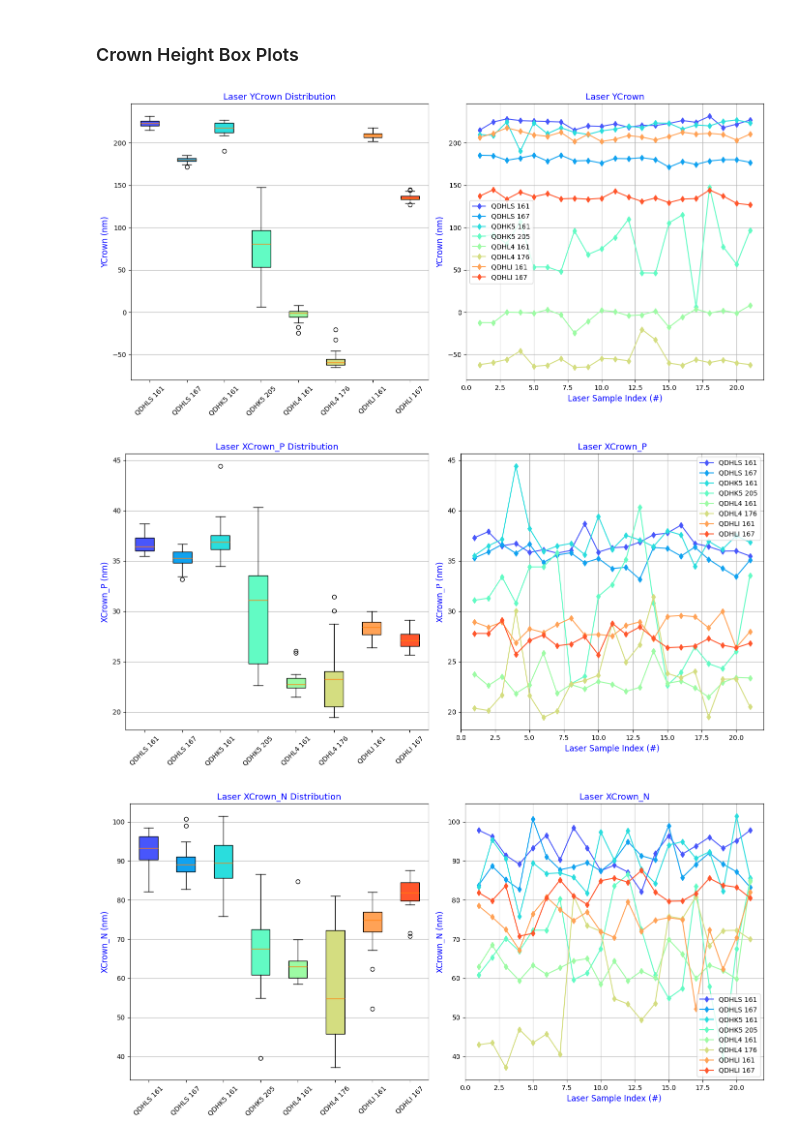
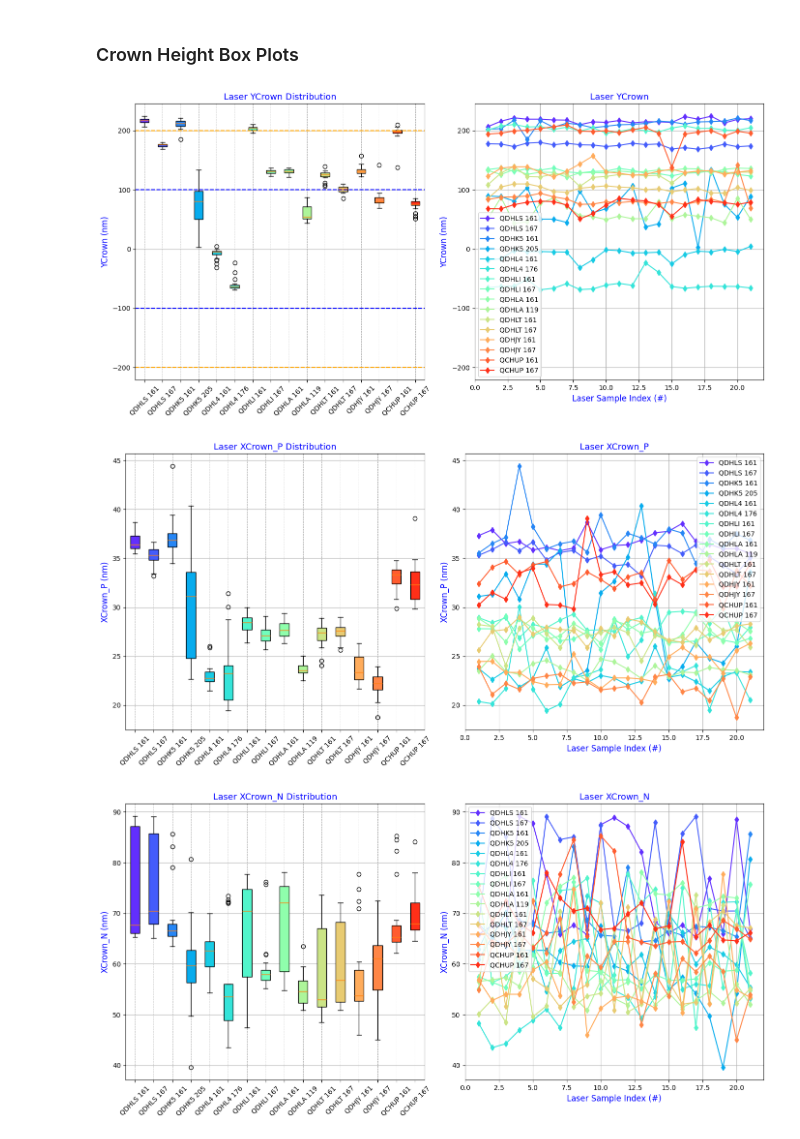
Before and after one commit to VadanKhan/vadan-topography-wyko, a Jupyter notebook: vadan_topography_wyko/main.ipynb, the cells around one changed output. Saved outputs shown, nothing was run; the diff lists cells and outputs as text; code cells hidden in the pictures.

Commit message:
updated annotations on box plots and grids

```diff
--- a/vadan_topography_wyko/main.ipynb
+++ b/vadan_topography_wyko/main.ipynb
@@ -96,6 +96,14 @@ DATASETS = [
     "QDHL4_CUBE_176",
     "QDHLI_CUBE_161",
     "QDHLI_CUBE_167",
+    "QDHLA_CUBE_161",
+    "QDHLA_CUBE_119",
+    "QDHLT_CUBE_161",
+    "QDHLT_CUBE_167",
+    "QDHJY_CUBE_161",
+    "QDHJY_CUBE_167",
+    "QCHUP_CUBE_161",
+    "QCHUP_CUBE_167",
     # "240039_CUBE_LEFT3",
     # "240039_CUBE_LEFT4",
     # Add more DATASETS as needed
@@ -135,8 +143,8 @@ SUMMARYLIMS = [-300, 300]  # Yaxis lims on the summary plots
 APPLY_DELTA_FILTER = True
 APPLY_AVERAGE_FILTER = True
 
-DELTA_THRESHOLD = 10  # Adjust this value as needed
-ANOMALY_THRESHOLD = 25  # Adjust this value as needed
+DELTA_THRESHOLD = 4  # Adjust this value as needed
+ANOMALY_THRESHOLD = 20  # Adjust this value as needed
 WINDOW_SIZE_INPUT = 20  # Adjust this value as needed
 
 
@@ -1112,7 +1120,7 @@ def plot_all_crown_profiles(
 
 
 # Example usage with horizontal lines and annotations in the legend
-y_positions = [-200, -100, 150, 210]
+y_positions = [-200, -100, 100, 200]
 border_colours = ["#FFA500", "blue", "blue", "#FFA500"]
 annotations = [
     "Typical SOLAS F range",
@@ -1222,6 +1230,8 @@ def create_paired_plot(
     title,
     filename_suffix,
     colour_set="rainbow",
+    y_positions=False,
+    border_colours=False,
 ):
     # Define labels and colors
     waferIDs = [dataset.split("_CUBE_")[0] for dataset in datasets]
@@ -1276,6 +1286,13 @@ def create_paired_plot(
     axes[0].set_ylabel(ylabel, fontsize=12, color="b")
     axes[0].set_title(f"Laser {title} Distribution", fontsize=13, color="b")
     axes[0].yaxis.grid(True)
+    axes[0].xaxis.grid(True, which="both", linestyle="--", linewidth=0.7)
+
+    if y_positions and border_colours:
+        for i in range(len(y_positions)):
+            axes[0].axhline(
+                y=y_positions[i], linestyle="--", color=border_colours[i], linewidth=1.5
+            )
 
     # Crown Height per Laser Index Plot
     if group_by_design_info:
@@ -1315,12 +1332,21 @@ def create_paired_plot(
     ylim = axes[0].get_ylim()
     axes[1].set_ylim(ylim)
 
+    if y_positions and border_colours:
+        for i in range(len(y_positions)):
+            axes[0].axhline(
+                y=y_positions[i], linestyle="--", color=border_colours[i], linewidth=1.5
+            )
+
     plt.tight_layout()
 
     # Save the figure
     output_file = f"{output_path}/{campaign_name}_{filename_suffix}_Paired_Plot.png"
     plt.savefig(output_file, dpi=300)
 
+
+y_positions = [-200, -100, 100, 200]
+border_colours = ["#FFA500", "blue", "blue", "#FFA500"]
 
 create_paired_plot(
     [data[:, 0] for data in data_crowns],
@@ -1329,33 +1355,36 @@ create_paired_plot(
     False,
     OUTPUTPATH,
     CAMPAIGN_NAME,
     "YCrown (nm)",
     "YCrown",
     "YCrown",
+    "rainbow",
+    y_positions,
+    border_colours,
 )
 create_paired_plot(
     [data[:, 1] for data in data_crowns],
     DATASETS,
     DESIGN_INFOS,
     False,
     OUTPUTPATH,
     CAMPAIGN_NAME,
     "XCrown_P (nm)",
     "XCrown_P",
     "XCrownP",
 )
 create_paired_plot(
     [data[:, 2] for data in data_crowns],
     DATASETS,
     DESIGN_INFOS,
     False,
     OUTPUTPATH,
     CAMPAIGN_NAME,
     "XCrown_N (nm)",
     "XCrown_N",
     "XCrownN",
 )
 # %% [output]
-[figure, old version]
+[figure, new version]
-[figure, old version]
+[figure, new version]
-[figure, old version]
+[figure, new version]
```
Also changed, not shown: parts of 2 cells of this notebook.
